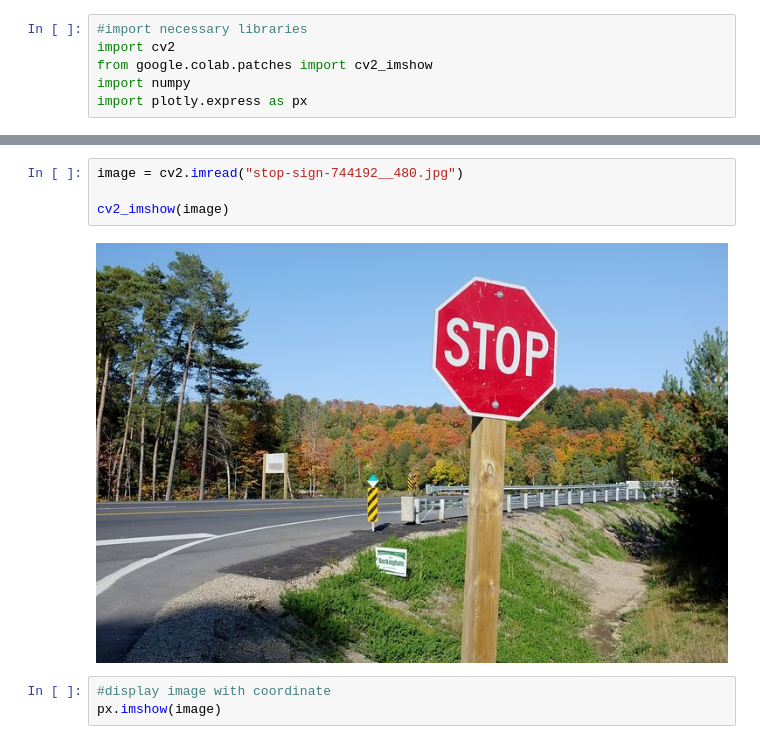
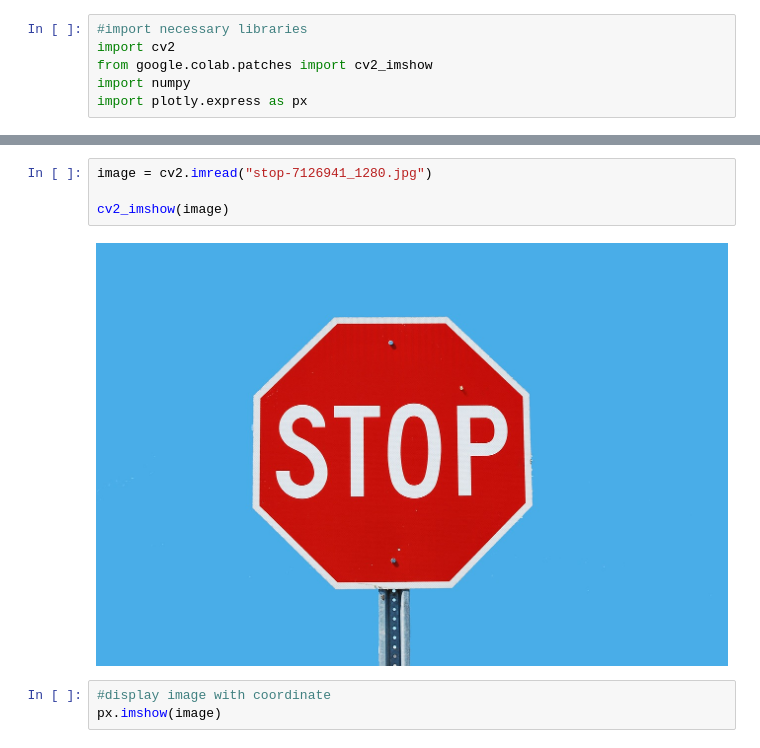
Before and after one commit to JeanMichelDeveloper/Training, a Jupyter notebook: Extract_foreground_in_an_image.ipynb, the cells around one changed output, grey strips where cells are left out. Cells and saved outputs as stored; diff of their text form.

```diff
--- a/Extract_foreground_in_an_image.ipynb
+++ b/Extract_foreground_in_an_image.ipynb
@@ -29,9 +29,9 @@ stop-sign-744192__4 100%[===================>]  92.81K  --.-KB/s    in 0.006s
 # %%
-image = cv2.imread("stop-sign-744192__480.jpg")
+image = cv2.imread("stop-7126941_1280.jpg")
 
 cv2_imshow(image)
 # %% [output]
-[figure, old version]
+[figure, new version]
 # %%
 #display image with coordinate
 px.imshow(image)
```
Also changed, not shown: parts of 5 cells of this notebook.
